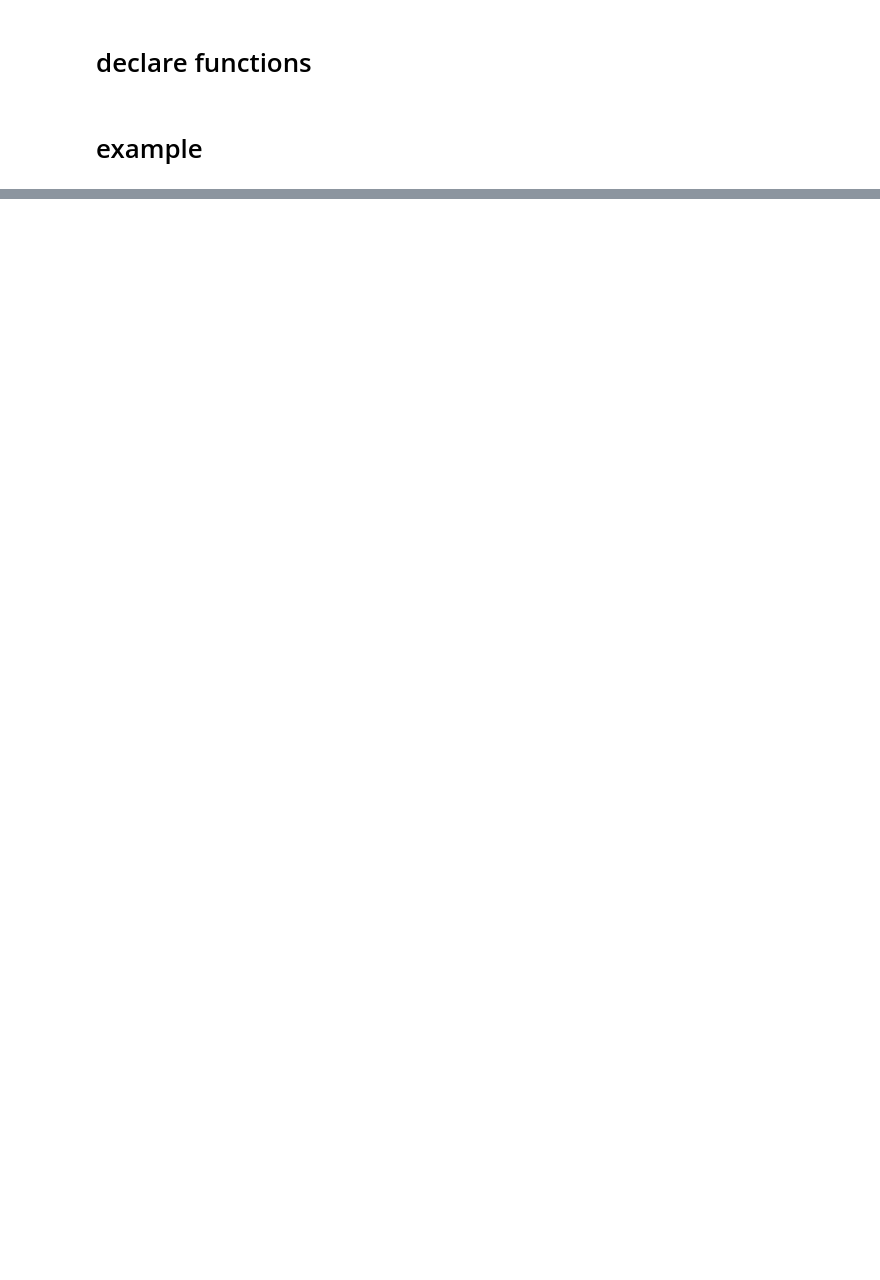
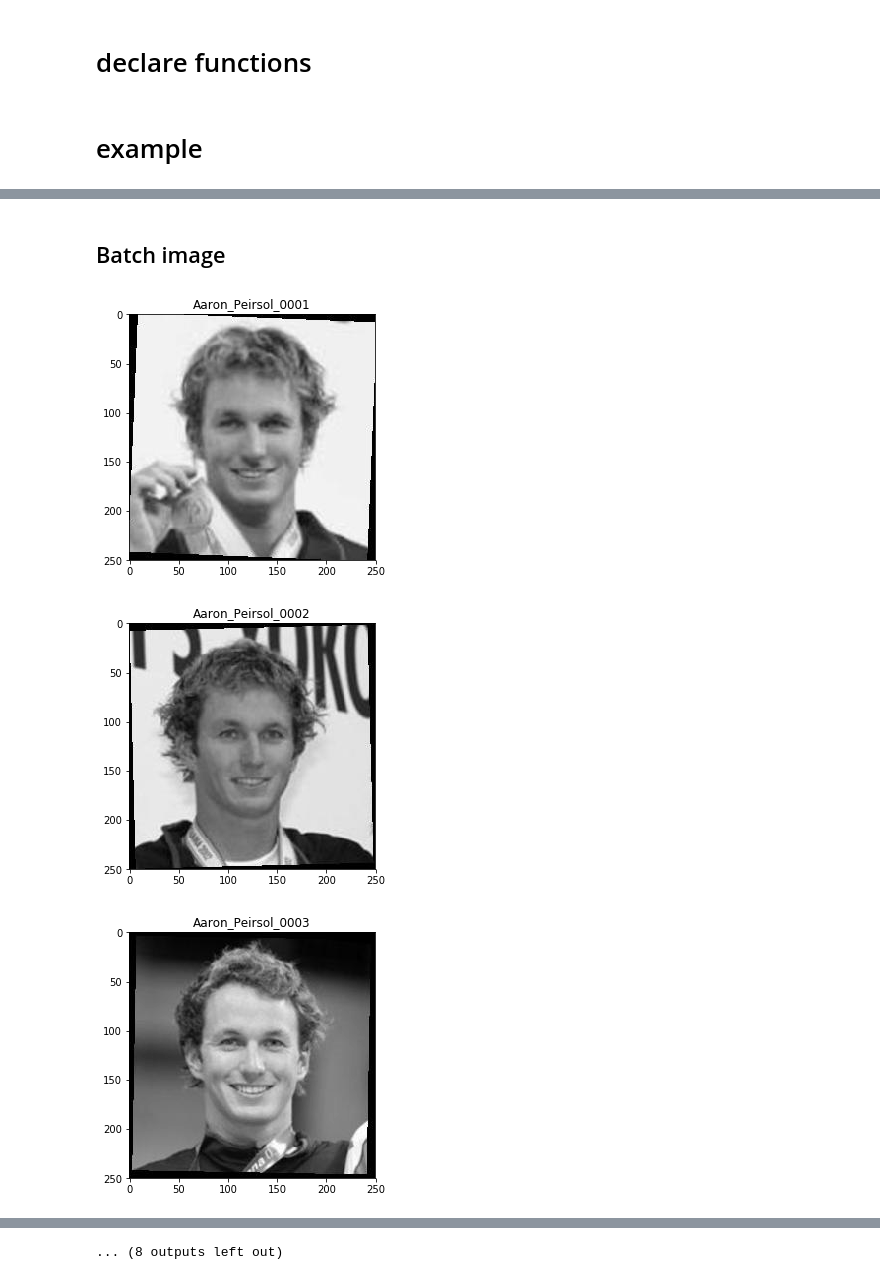
Before and after one commit to bkemmer/custom_cnn, a Jupyter notebook: notebooks/initialpreprocessing.ipynb, the cells around one changed output, grey strips where cells are left out. Saved outputs shown, nothing was run; the diff lists cells and outputs as text; code cells hidden in the pictures; blank space fills up the shorter version.

```diff
--- a/notebooks/initialpreprocessing.ipynb
+++ b/notebooks/initialpreprocessing.ipynb
@@ -39,2 +56,9 @@ def open_img(path, color):
+# %%
+def processImages(df, show=False, limit=np.inf):
+    for index, row in df.iterrows():
+        plt_img(open_img(row['path_pair_id_1'], color=0), title=os.path.split(row['path_pair_id_1'])[-1].split('.')[0])
+        plt_img(open_img(row['path_pair_id_2'], color=0), title=os.path.split(row['path_pair_id_2'])[-1].split('.')[0])
+        if limit == index + 1:
+            break
 # %% [markdown]
 # example
@@ -63,0 +112,8 @@ plt_img(open_img(image_b, color=0))
+# %% [markdown]
+## Batch image
+# %%
+processImages(df=df_train, limit=10)
+# %% [output]
+[figure, added]
+[figure, added]
+[figure, added]
@@ -63,0 +129 @@ plt_img(open_img(image_b, color=0))
+... (8 outputs left out)
```
Also changed, not shown: parts of 17 cells of this notebook.
